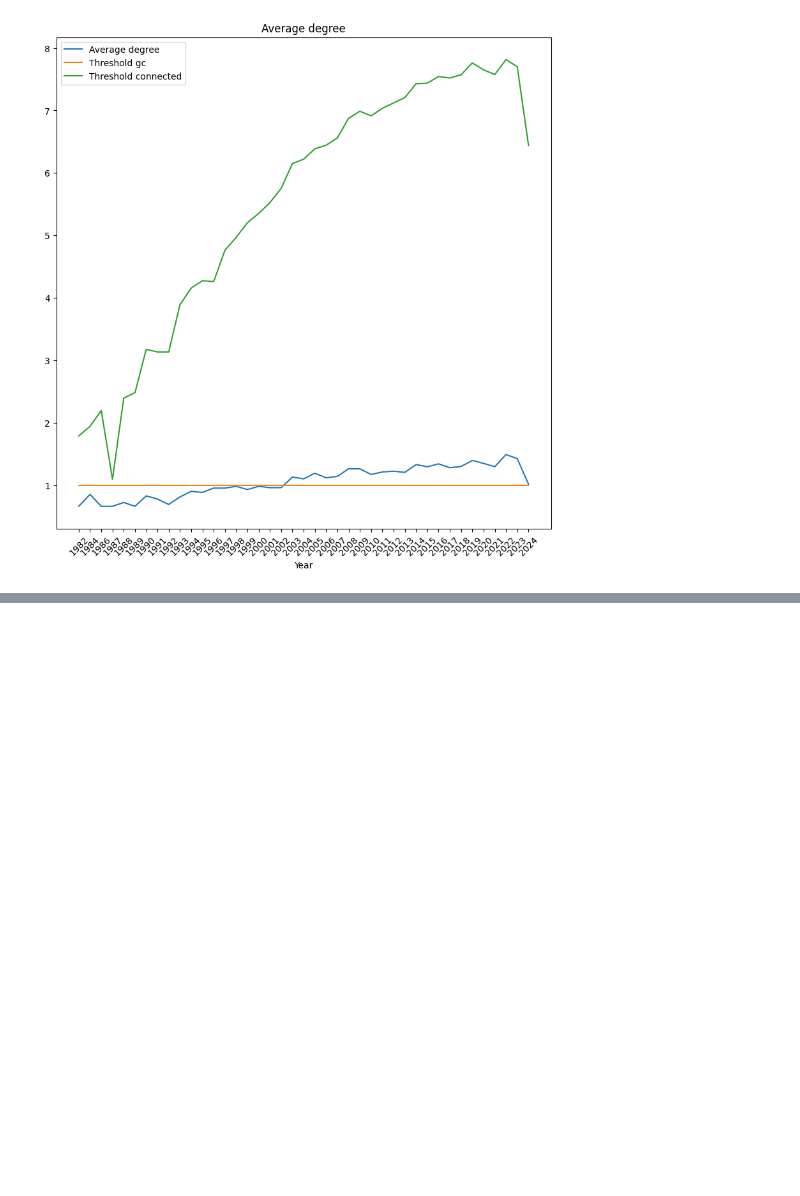
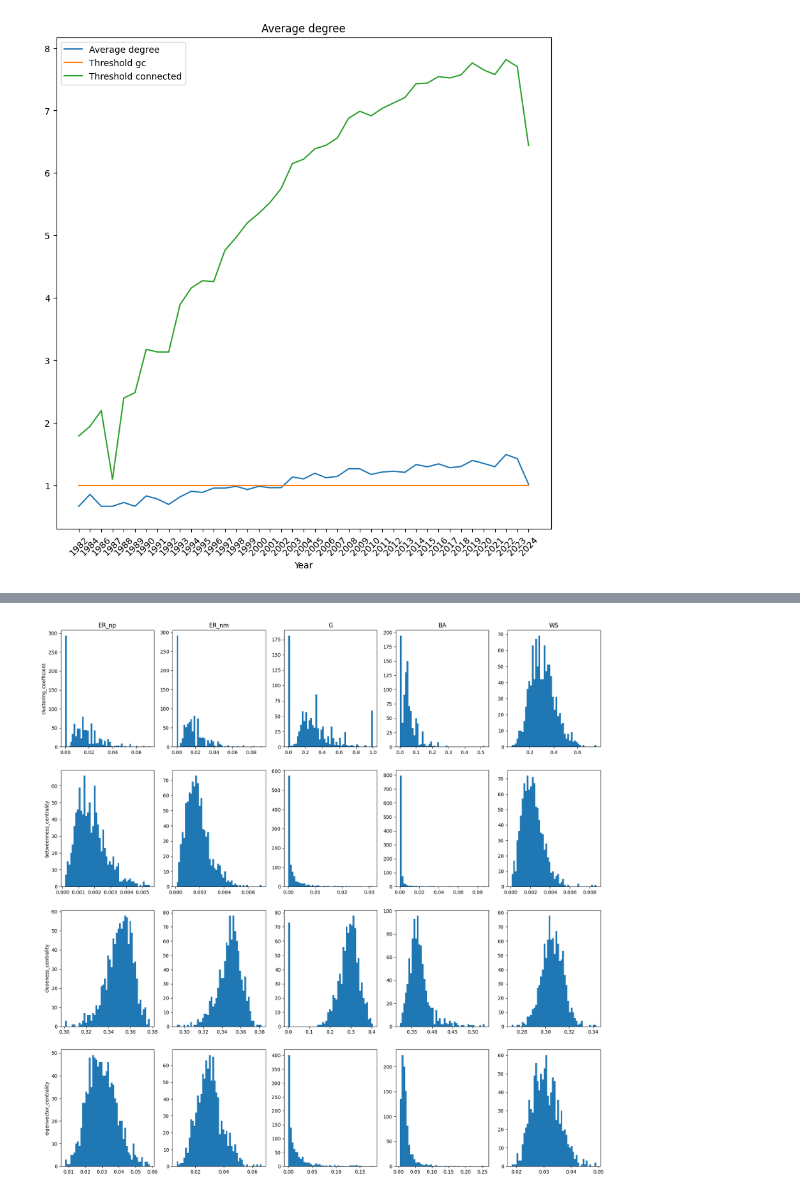
Before and after one commit to Rechard16/SC4021-dblp-scientist-network, a Jupyter notebook: main.ipynb, the cells around one changed output, grey strips where cells are left out. Saved outputs shown, nothing was run; the diff lists cells and outputs as text; code cells hidden in the pictures; blank space fills up the shorter version.

```diff
--- a/main.ipynb
+++ b/main.ipynb
@@ -522,0 +693,16 @@ plt.savefig('Result/PropertyChange/Average degree.png')
+# %%
+#draw the centrality distribution
+fig, ax = plt.subplots(4,5, figsize=(20, 20))
+#set line name and column name
+column_name=['ER_np','ER_nm','G','BA','WS']
+line_name=['clustering_coefficient','betweenness_centrality','closeness_centrality','eigenvector_centrality']
+for i in range(4):
+    for j in range(5):
+        if i==0:
+            ax[i,j].set_title(column_name[j])
+        if j==0:
+            ax[i,j].set_ylabel(line_name[i])
+        ax[i,j].hist(eval(line_name[i]+'_'+column_name[j]).values(), bins=50)
+plt.savefig('Result/RandomGraph/centrality_distribution_random.png')
+# %% [output]
+[figure, added]
```
Also changed, not shown: parts of 26 cells of this notebook, 4 other files.
